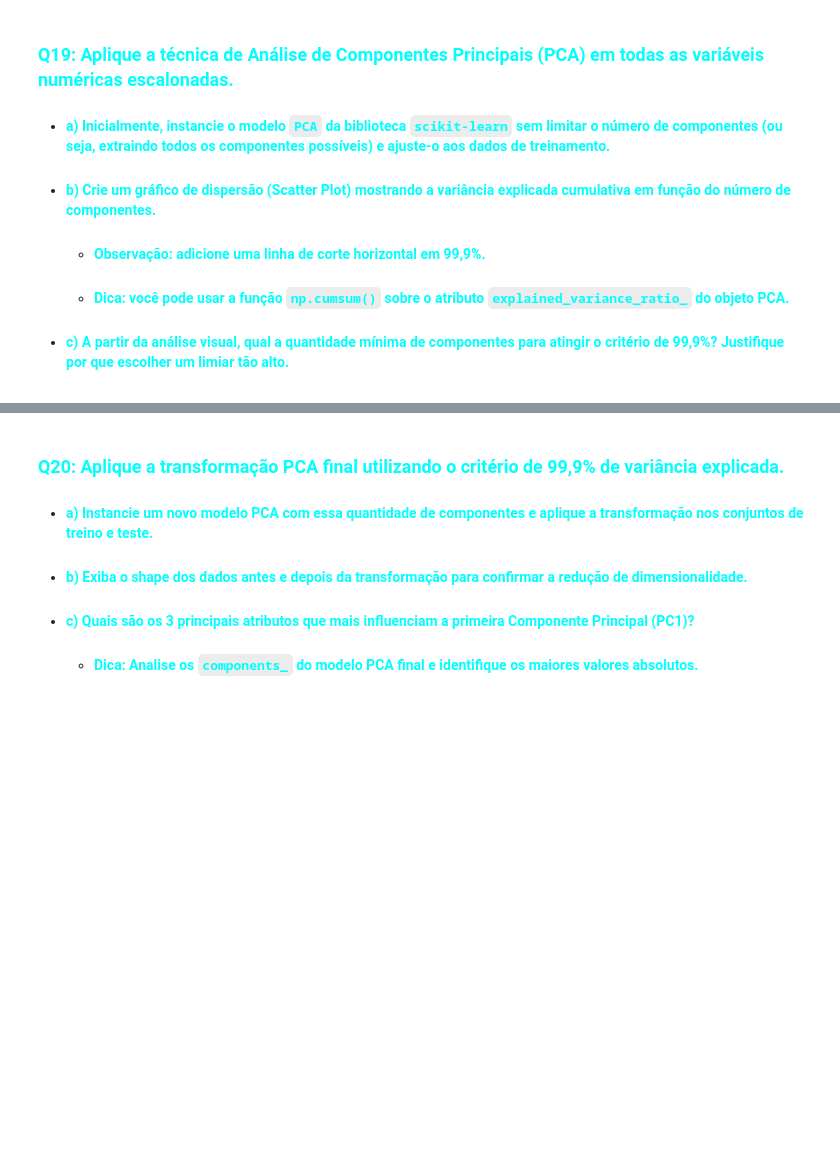
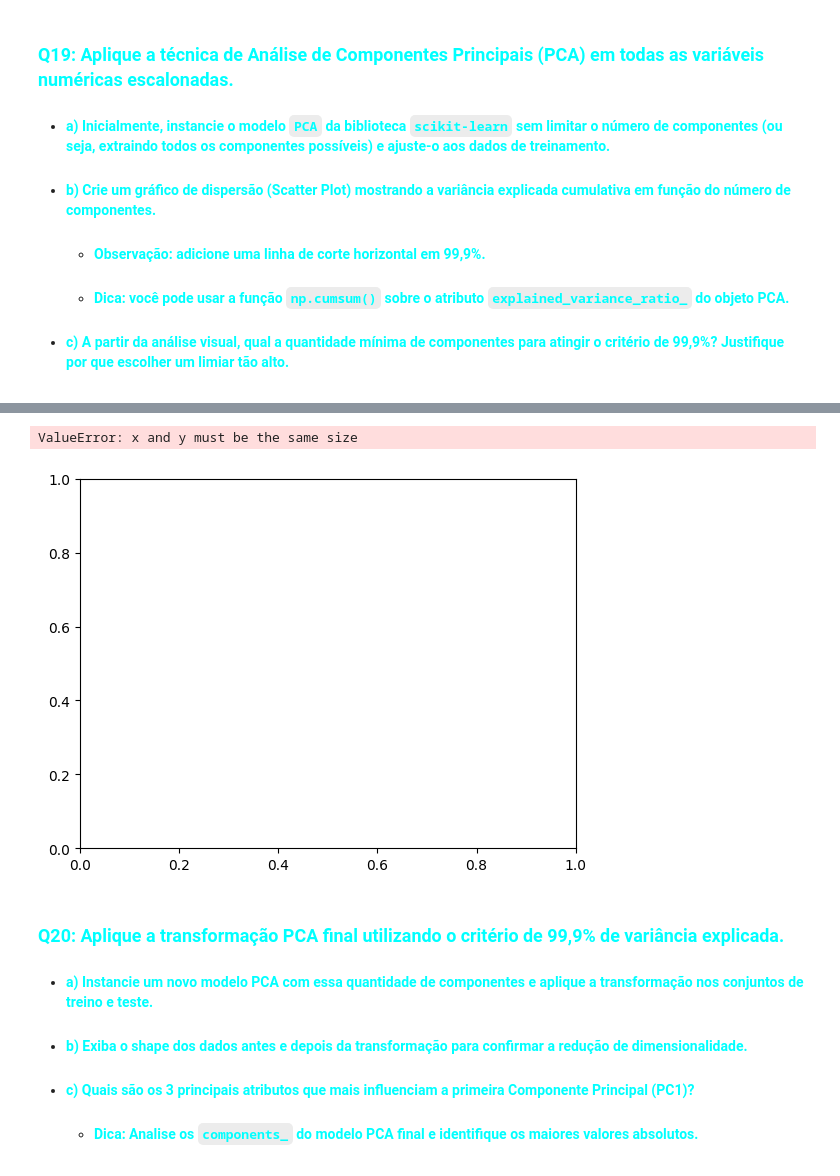
Before and after one commit to jaumg2004/Academia-Digital, a Jupyter notebook: lab/C24_2026_1_LL_Atividade_04_MMMM.ipynb, the cells around one changed output, grey strips where cells are left out. Saved outputs shown, nothing was run; the diff lists cells and outputs as text; code cells hidden in the pictures; blank space fills up the shorter version.

```diff
--- a/lab/C24_2026_1_LL_Atividade_04_MMMM.ipynb
+++ b/lab/C24_2026_1_LL_Atividade_04_MMMM.ipynb
@@ -290,3 +295,10 @@ A correlação é negativa e fraca. Não ajudara no modelo de ML
   - #### <font color='cyan'>Observação: adicione uma linha de corte horizontal em 99,9%.</font>
   - #### <font color='cyan'>Dica: você pode usar a função `np.cumsum()` sobre o atributo `explained_variance_ratio_` do objeto PCA.</font>
 - #### <font color='cyan'>c) A partir da análise visual, qual a quantidade mínima de componentes para atingir o critério de 99,9%? Justifique por que escolher um limiar tão alto.</font>
+# %%
+for i in range(X_train.shape[1]):
+    if X_train.iloc[:, i].dtype == 'object':
+        X_train.iloc[:, i] = label_encoder.fit_transform(X_train.iloc[:, i])
+pca = PCA()
+X_pca = pca.fit_transform(X_train)
+X_pca
@@ -293,3 +319,8 @@ A correlação é negativa e fraca. Não ajudara no modelo de ML
+# %%
+plt.scatter(X_pca, np.cumsum(pca.explained_variance_ratio_))
+# %% [output]
+ValueError: x and y must be the same size
+[figure, added]
 # %% [markdown]
 ### <font color='cyan'>Q20: Aplique a transformação PCA final utilizando o critério de 99,9% de variância explicada.</font>
 - #### <font color='cyan'>a) Instancie um novo modelo PCA com essa quantidade de componentes e aplique a transformação nos conjuntos de treino e teste.</font>
```
Also changed, not shown: parts of 3 cells of this notebook.
